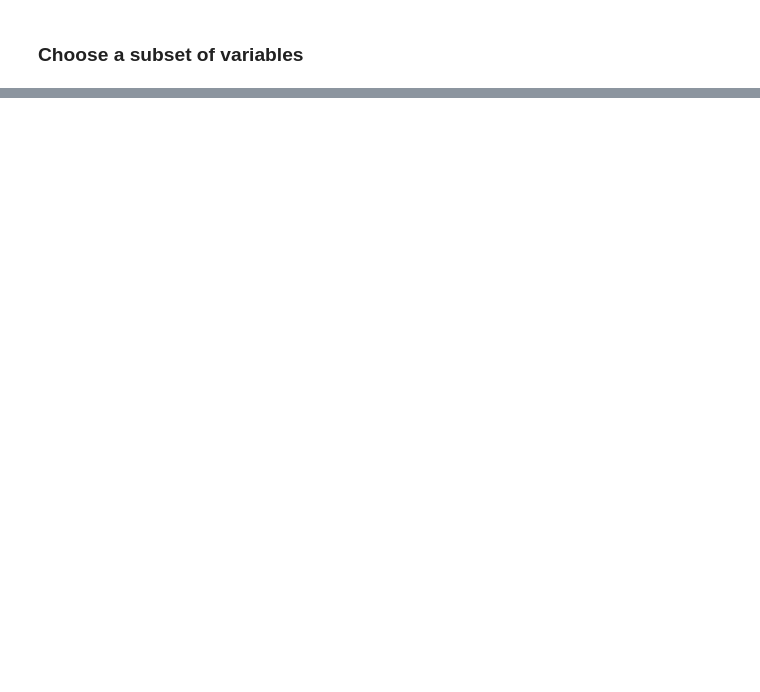
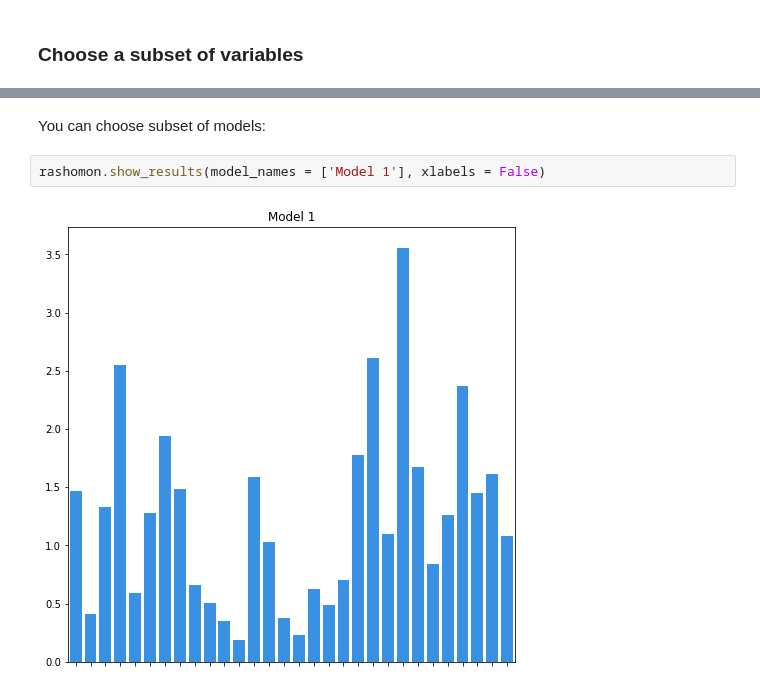
Before and after one commit to adrianstando/Research-Workshops-Rashomon-MIMIC-Machine-Learning, a Jupyter notebook: RashomonSetAnalyser/RashomonSetAnalyser_ver_1_0.ipynb, the cells around one changed output, grey strips where cells are left out. Cells and saved outputs as stored; diff of their text form; blank space fills up the shorter version.

Commit message:
New visualisation methods

```diff
--- a/RashomonSetAnalyser/RashomonSetAnalyser_ver_1_0.ipynb
+++ b/RashomonSetAnalyser/RashomonSetAnalyser_ver_1_0.ipynb
@@ -179,0 +253,6 @@ rashomon.pdp_comparator_change_metric(metric = 'sum')
+# %% [markdown]
+You can choose subset of models:
+# %%
+rashomon.show_results(model_names = ['Model 1'], xlabels = False)
+# %% [output]
+[figure, added]
```
Also changed, not shown: parts of 37 cells of this notebook, 1 other file.
